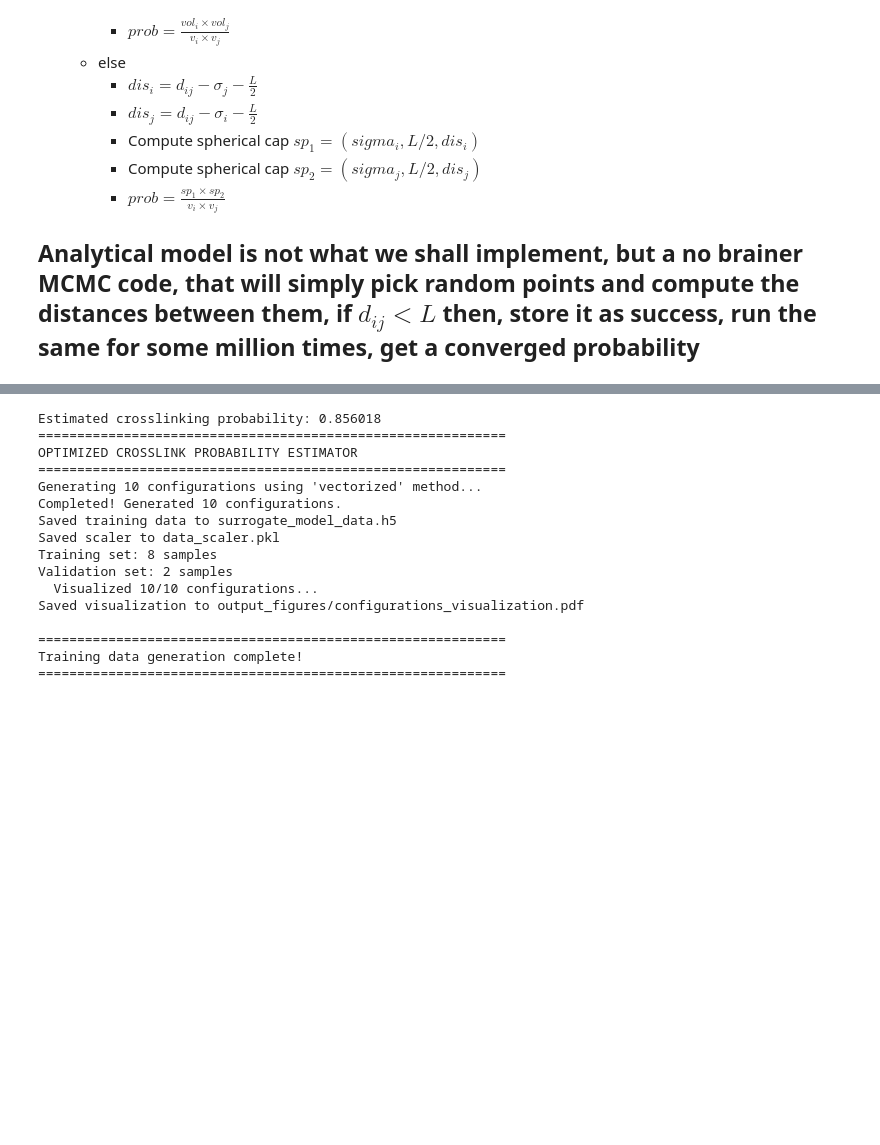
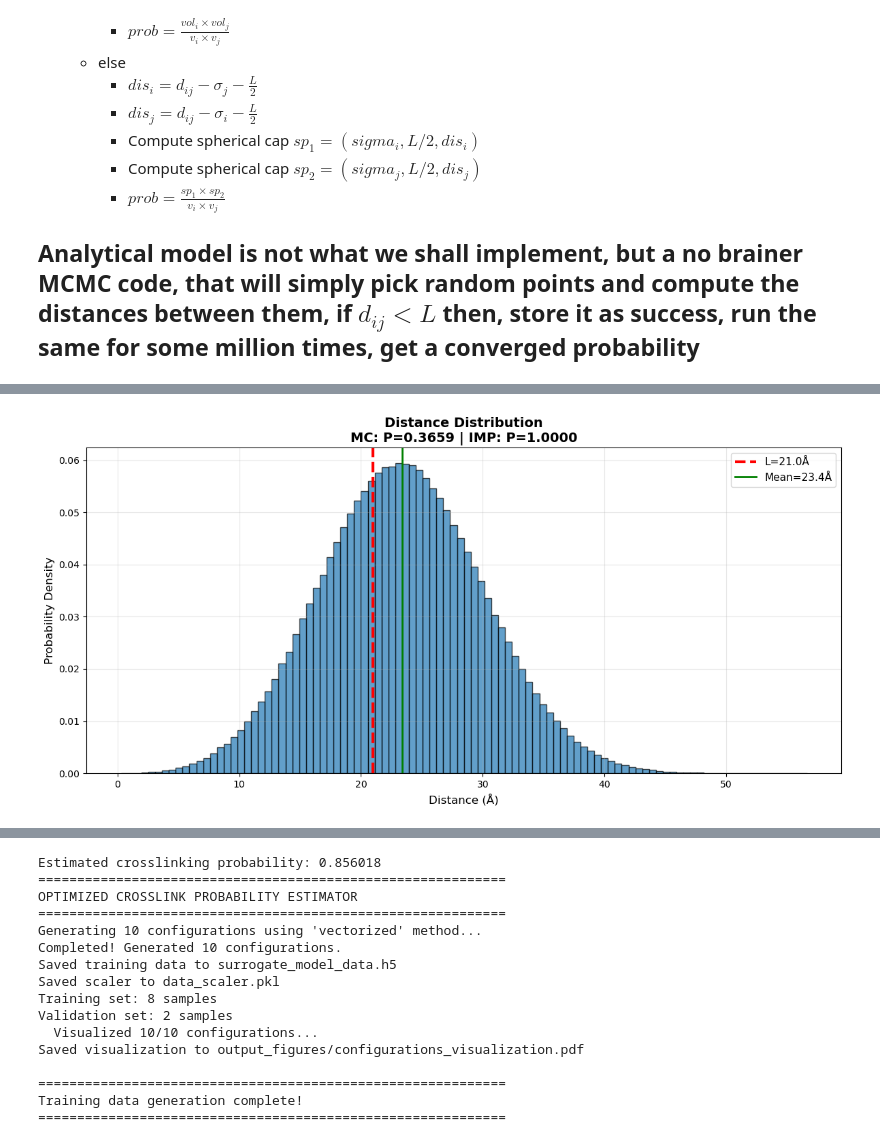
Before and after one commit to sreeganb/tri-center-xls, a Jupyter notebook: bayesian_trifunctional/nn_trifunctional.ipynb, the cells around one changed output, grey strips where cells are left out. Cells and saved outputs as stored; diff of their text form; code cells hidden in the pictures; blank space fills up the shorter version.

```diff
--- a/bayesian_trifunctional/nn_trifunctional.ipynb
+++ b/bayesian_trifunctional/nn_trifunctional.ipynb
@@ -359 +359,84 @@ d: 20.0, vi: 523.5987755982989, vj: 523.5987755982989, xlvol: 4849.048260815845
 Crosslinking probability: 1.0
+# %%
+import numpy as np
+import matplotlib.pyplot as plt
+
+# Your configuration
+p1 = np.array([0.0, 0.0, 0.0])
+p2 = np.array([21.0, 0.0, 0.0])
+sigma1 = 5.0
+sigma2 = 5.0
+L = 21.0
+
+# Monte Carlo sampling (TRUE probability)
+N = 900000
+q1_samples = np.random.normal(p1, sigma1, size=(N, 3))
+q2_samples = np.random.normal(p2, sigma2, size=(N, 3))
+distances = np.linalg.norm(q1_samples - q2_samples, axis=1)
+
+prob_mc = np.mean(distances < L)
+
+# IMP analytical formula
+d = np.linalg.norm(p2 - p1)
+vi = 4/3 * np.pi * sigma1**3
+vj = 4/3 * np.pi * sigma2**3
+
+if d < sigma1 + sigma2:
+    xlvol = 4/3 * np.pi * (L/2)**3
+    fi = min(vi, xlvol)
+    fj = min(vj, xlvol)
+else:
+    di = d - sigma2 - L/2
+    dj = d - sigma1 - L/2
+
+    # sphere_cap logic
+    def sphere_cap(r1, r2, d):
+        if d <= abs(r1 - r2):
+            return min(4/3*np.pi*r1**3, 4/3*np.pi*r2**3)
+        elif d >= r1 + r2:
+            return 0.0
+        else:
+            return (np.pi / (12*d)) * (r1 + r2 - d)**2 * \
+                   (d**2 + 2*d*r2 - 3*r2**2 + 2*d*r1 + 6*r1*r2 - 3*r1**2)
+
+    fi = sphere_cap(sigma1, L/2, abs(di))
+    fj = sphere_cap(sigma2, L/2, abs(dj))
+
+prob_analytical = (fi * fj) / (vi * vj)
+
+print("="*70)
+print("VERIFICATION: IMP Formula vs Monte Carlo")
+print("="*70)
+print(f"Configuration: d={d:.1f}Å, σ₁=σ₂={sigma1:.1f}Å, L={L:.1f}Å")
+print(f"\nMonte Carlo (N={N:,}):")
+print(f"  P(d < L) = {prob_mc:.6f}")
+print(f"\nIMP Analytical Formula:")
+print(f"  P(crosslink) = {prob_analytical:.6f}")
+print(f"\nDiscrepancy: {abs(prob_mc - prob_analytical):.6f}")
+print("="*70)
+
+# Histogram
+plt.figure(figsize=(12, 6))
+plt.hist(distances, bins=100, alpha=0.7, edgecolor='black', density=True)
+plt.axvline(L, color='red', linestyle='--', linewidth=3, label=f'L={L}Å')
+plt.axvline(distances.mean(), color='green', linestyle='-', linewidth=2,
+           label=f'Mean={distances.mean():.1f}Å')
+plt.xlabel('Distance (Å)', fontsize=12)
+plt.ylabel('Probability Density', fontsize=12)
+plt.title(f'Distance Distribution\nMC: P={prob_mc:.4f} | IMP: P={prob_analytical:.4f}',
+         fontsize=14, fontweight='bold')
+plt.legend(fontsize=11)
+plt.grid(True, alpha=0.3)
+plt.tight_layout()
+plt.savefig('imp_formula_verification.pdf')
+plt.show()
+
+print(f"\nDistance statistics:")
+print(f"  Min:  {distances.min():.2f} Å")
+print(f"  25%:  {np.percentile(distances, 25):.2f} Å")
+print(f"  50%:  {np.percentile(distances, 50):.2f} Å")
+print(f"  75%:  {np.percentile(distances, 75):.2f} Å")
+print(f"  Max:  {distances.max():.2f} Å")
+print(f"  Mean: {distances.mean():.2f} Å")
+print(f"  Std:  {distances.std():.2f} Å")
+# %% [output]
@@ -359,0 +456 @@ Crosslinking probability: 1.0
+[figure, added]
```
Also changed, not shown: parts of 2 cells of this notebook, 3 other files.
